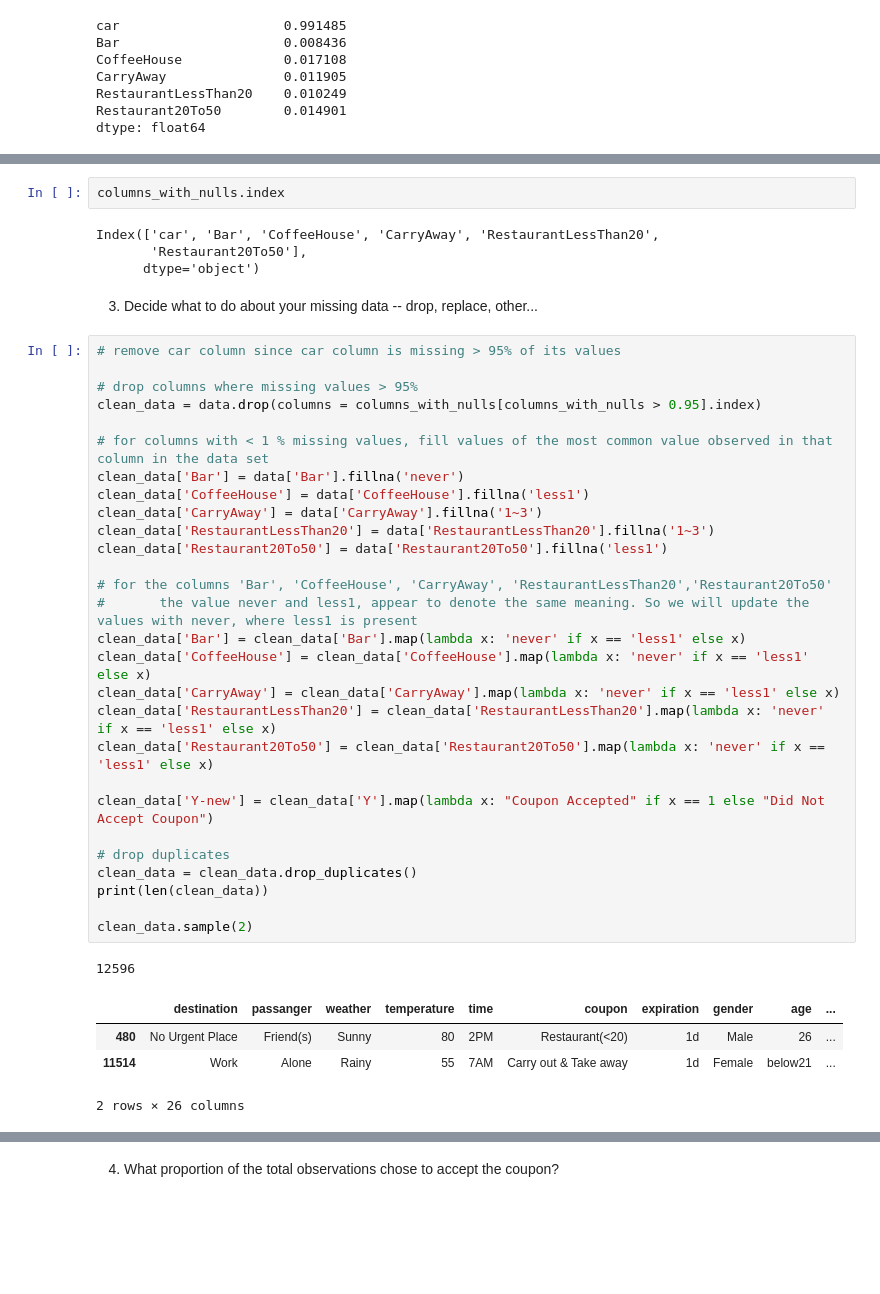
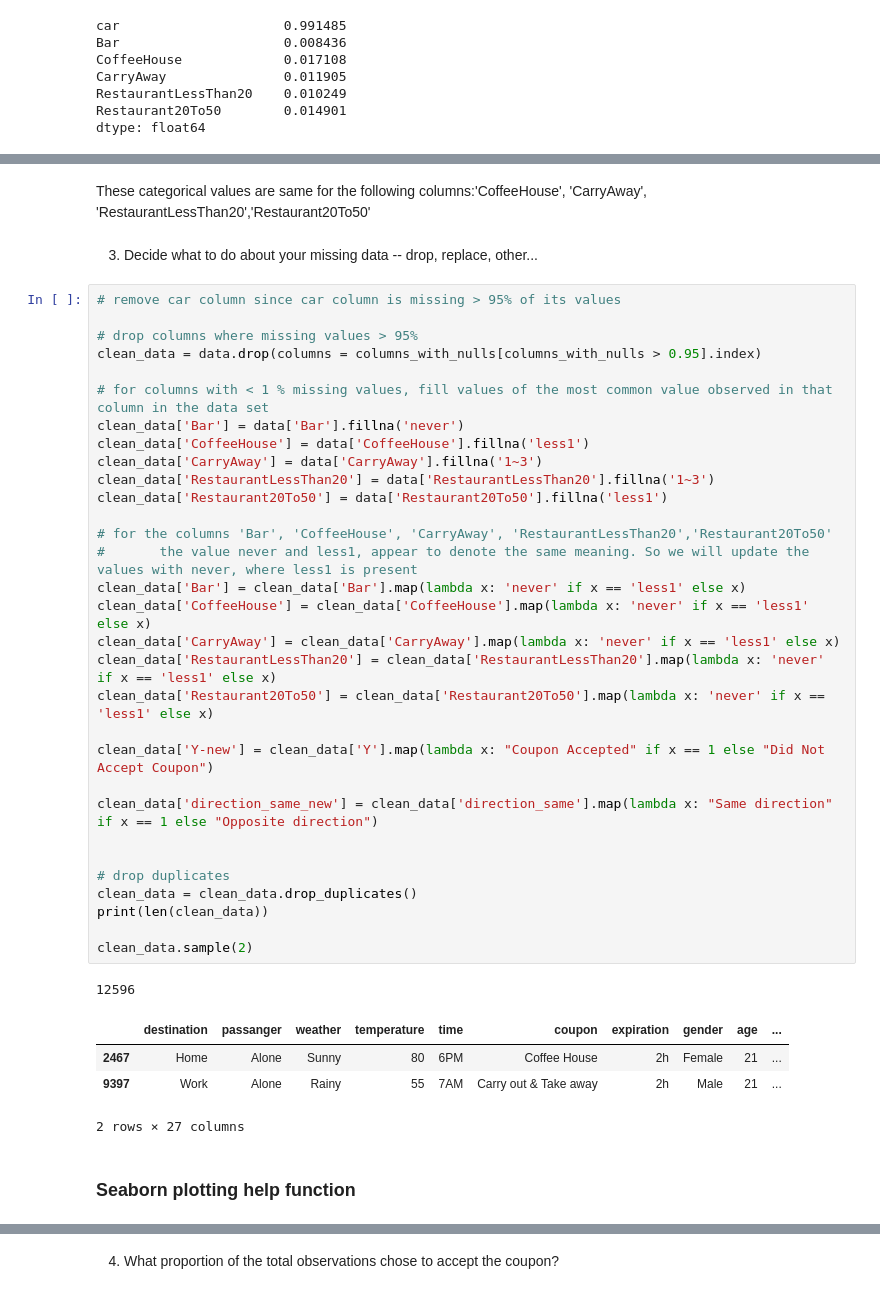
Before and after one commit to mgk2014/PCMLAI, a Jupyter notebook: coupons.ipynb, the cells around one changed output, grey strips where cells are left out. Saved outputs shown, nothing was run; the diff lists cells and outputs as text; blank space fills up the shorter version.

```diff
--- a/coupons.ipynb
+++ b/coupons.ipynb
@@ -112,42 +107,43 @@ Name: count, dtype: int64
-# %%
-columns_with_nulls.index
-# %% [output]
-Index(['car', 'Bar', 'CoffeeHouse', 'CarryAway', 'RestaurantLessThan20',
-       'Restaurant20To50'],
-      dtype='object')
+# %% [markdown]
+These categorical values are same for the following columns:'CoffeeHouse', 'CarryAway', 'RestaurantLessThan20','Restaurant20To50'
 # %% [markdown]
 3. Decide what to do about your missing data -- drop, replace, other...
 # %%
 # remove car column since car column is missing > 95% of its values
 
 # drop columns where missing values > 95%
 clean_data = data.drop(columns = columns_with_nulls[columns_with_nulls > 0.95].index)
 
 # for columns with < 1 % missing values, fill values of the most common value observed in that column in the data set
 clean_data['Bar'] = data['Bar'].fillna('never')
 clean_data['CoffeeHouse'] = data['CoffeeHouse'].fillna('less1')
 clean_data['CarryAway'] = data['CarryAway'].fillna('1~3')
 clean_data['RestaurantLessThan20'] = data['RestaurantLessThan20'].fillna('1~3')
 clean_data['Restaurant20To50'] = data['Restaurant20To50'].fillna('less1')
 
 # for the columns 'Bar', 'CoffeeHouse', 'CarryAway', 'RestaurantLessThan20','Restaurant20To50'
 #       the value never and less1, appear to denote the same meaning. So we will update the values with never, where less1 is present
 clean_data['Bar'] = clean_data['Bar'].map(lambda x: 'never' if x == 'less1' else x)
 clean_data['CoffeeHouse'] = clean_data['CoffeeHouse'].map(lambda x: 'never' if x == 'less1' else x)
 clean_data['CarryAway'] = clean_data['CarryAway'].map(lambda x: 'never' if x == 'less1' else x)
 clean_data['RestaurantLessThan20'] = clean_data['RestaurantLessThan20'].map(lambda x: 'never' if x == 'less1' else x)
 clean_data['Restaurant20To50'] = clean_data['Restaurant20To50'].map(lambda x: 'never' if x == 'less1' else x)
 
 clean_data['Y-new'] = clean_data['Y'].map(lambda x: "Coupon Accepted" if x == 1 else "Did Not Accept Coupon")
 
+clean_data['direction_same_new'] = clean_data['direction_same'].map(lambda x: "Same direction" if x == 1 else "Opposite direction")
+
+
 # drop duplicates
 clean_data = clean_data.drop_duplicates()
 print(len(clean_data))
 
 clean_data.sample(2)
 # %% [output]
 12596
 |  | destination | passanger | weather | temperature | time | coupon | expiration | gender | age | ... |
-| 480 | No Urgent Place | Friend(s) | Sunny | 80 | 2PM | Restaurant(<20) | 1d | Male | 26 | ... |
-| 11514 | Work | Alone | Rainy | 55 | 7AM | Carry out & Take away | 1d | Female | below21 | ... |
+| 2467 | Home | Alone | Sunny | 80 | 6PM | Coffee House | 2h | Female | 21 | ... |
+| 9397 | Work | Alone | Rainy | 55 | 7AM | Carry out & Take away | 2h | Male | 21 | ... |
-2 rows × 26 columns
+2 rows × 27 columns
+# %% [markdown]
+### Seaborn plotting help function
```
Also changed, not shown: parts of 10 cells of this notebook.
